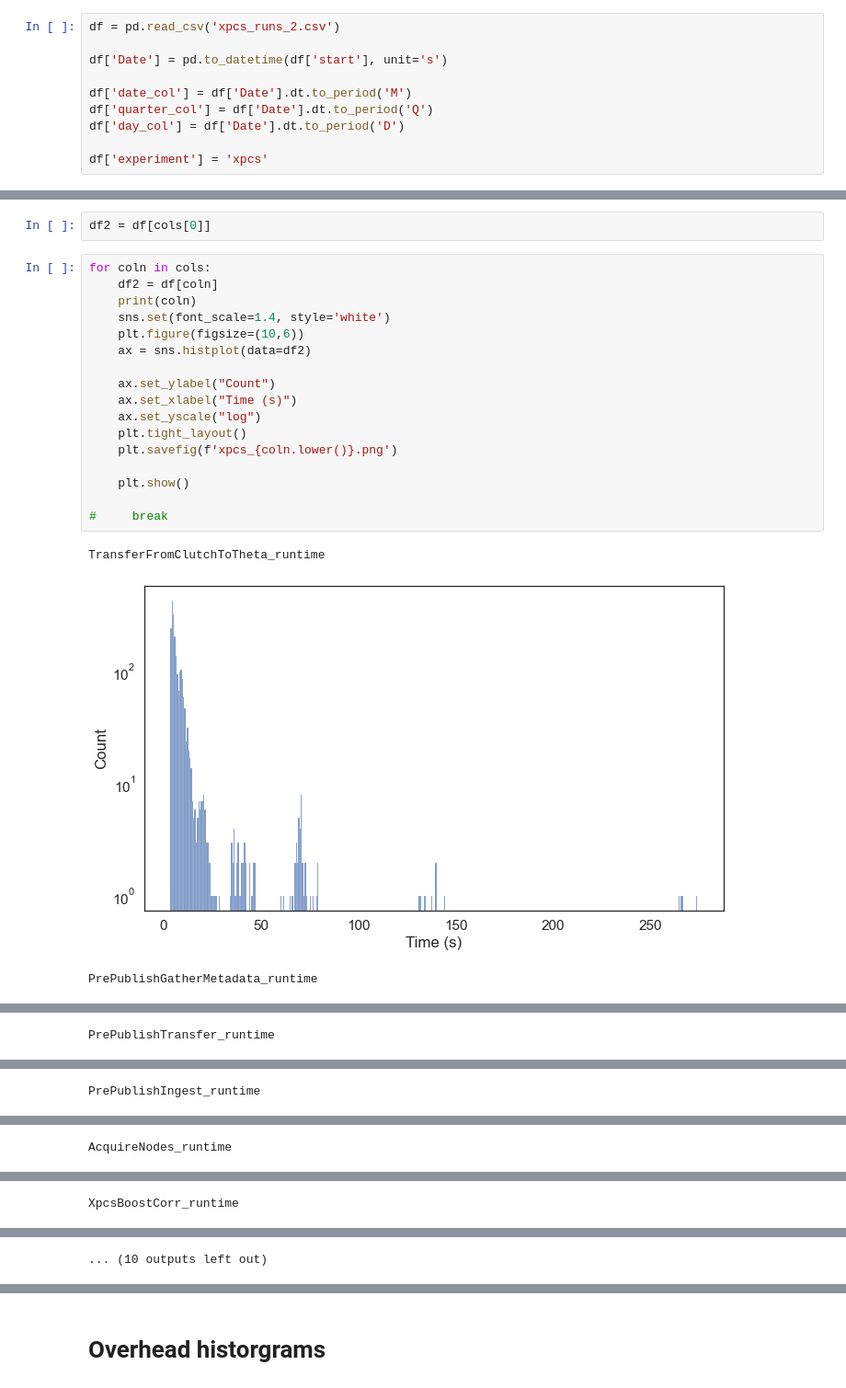
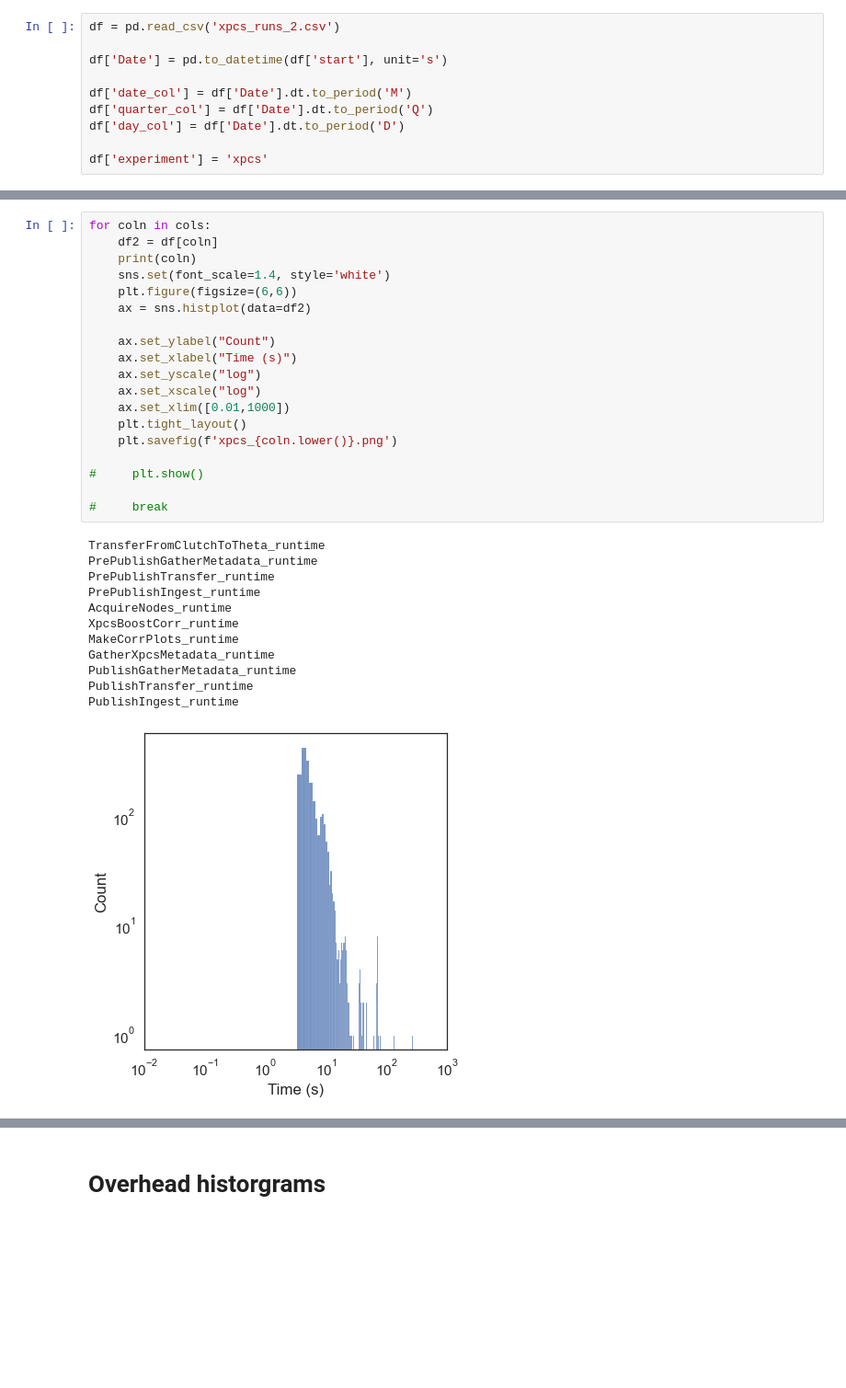
Before and after one commit to globus-labs/gladier-plots, a Jupyter notebook: gladier-figures.ipynb, the cells around one changed output, grey strips where cells are left out. Shown at 92% size. Cells and saved outputs as stored; diff of their text form; blank space fills up the shorter version.

```diff
--- a/gladier-figures.ipynb
+++ b/gladier-figures.ipynb
@@ -324,23 +325,32 @@ for exp in plot_exp:
-# %%
-df2 = df[cols[0]]
 # %%
 for coln in cols:
     df2 = df[coln]
     print(coln)
     sns.set(font_scale=1.4, style='white')
-    plt.figure(figsize=(10,6))
+    plt.figure(figsize=(6,6))
     ax = sns.histplot(data=df2)
 
     ax.set_ylabel("Count")
     ax.set_xlabel("Time (s)")
     ax.set_yscale("log")
+    ax.set_xscale("log")
+    ax.set_xlim([0.01,1000])
     plt.tight_layout()
     plt.savefig(f'xpcs_{coln.lower()}.png')
 
-    plt.show()
+#     plt.show()
 
 #     break
 # %% [output]
 TransferFromClutchToTheta_runtime
+PrePublishGatherMetadata_runtime
+PrePublishTransfer_runtime
+PrePublishIngest_runtime
+AcquireNodes_runtime
+XpcsBoostCorr_runtime
+MakeCorrPlots_runtime
+GatherXpcsMetadata_runtime
+PublishGatherMetadata_runtime
+PublishTransfer_runtime
+PublishIngest_runtime
-[figure, old version]
+[figure, new version]
-PrePublishGatherMetadata_runtime
@@ -348 +357,0 @@ PrePublishGatherMetadata_runtime
-PrePublishTransfer_runtime
@@ -350 +358,0 @@ PrePublishTransfer_runtime
-PrePublishIngest_runtime
@@ -352 +359,0 @@ PrePublishIngest_runtime
-AcquireNodes_runtime
@@ -354 +360,0 @@ AcquireNodes_runtime
-XpcsBoostCorr_runtime
@@ -356 +361,0 @@ XpcsBoostCorr_runtime
-... (10 outputs left out)
```
Also changed, not shown: parts of 17 cells of this notebook.
